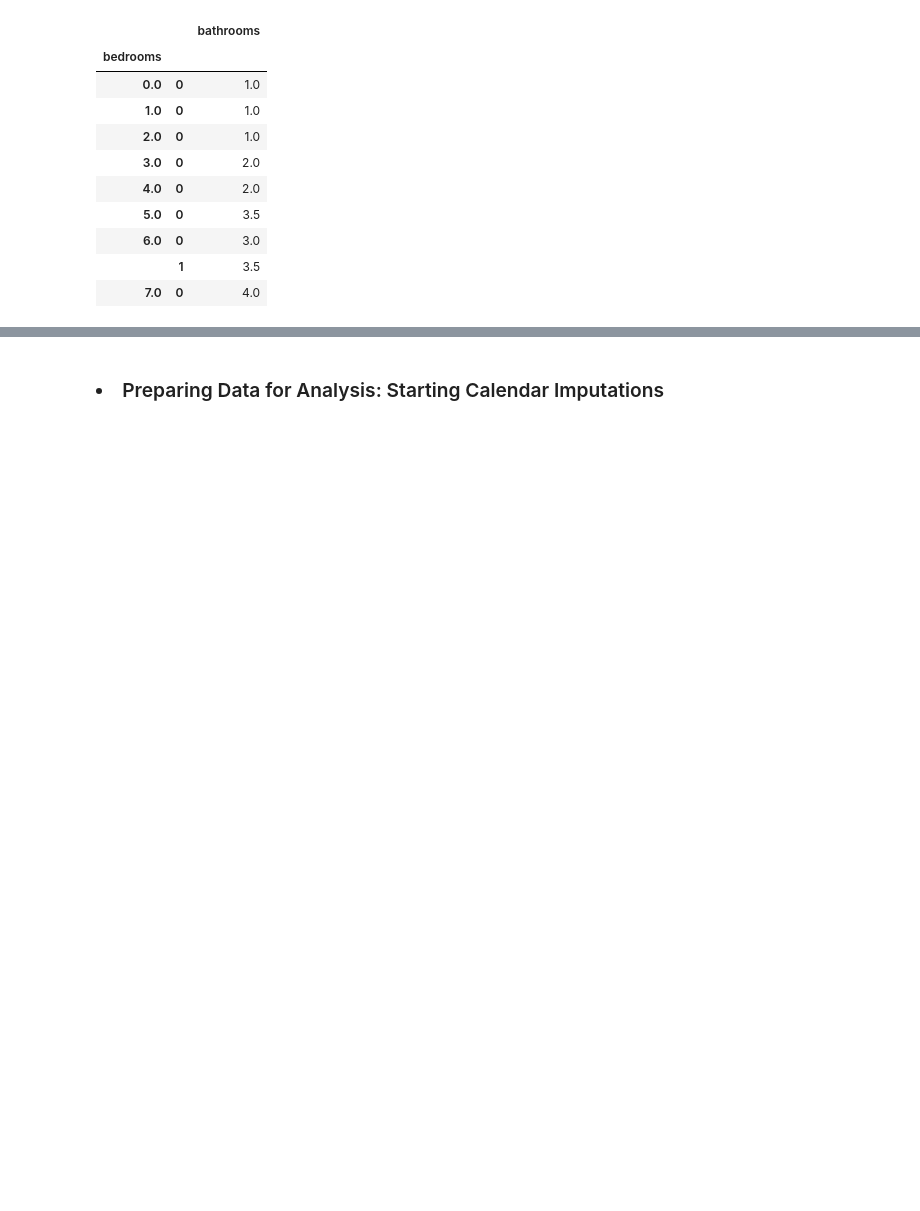
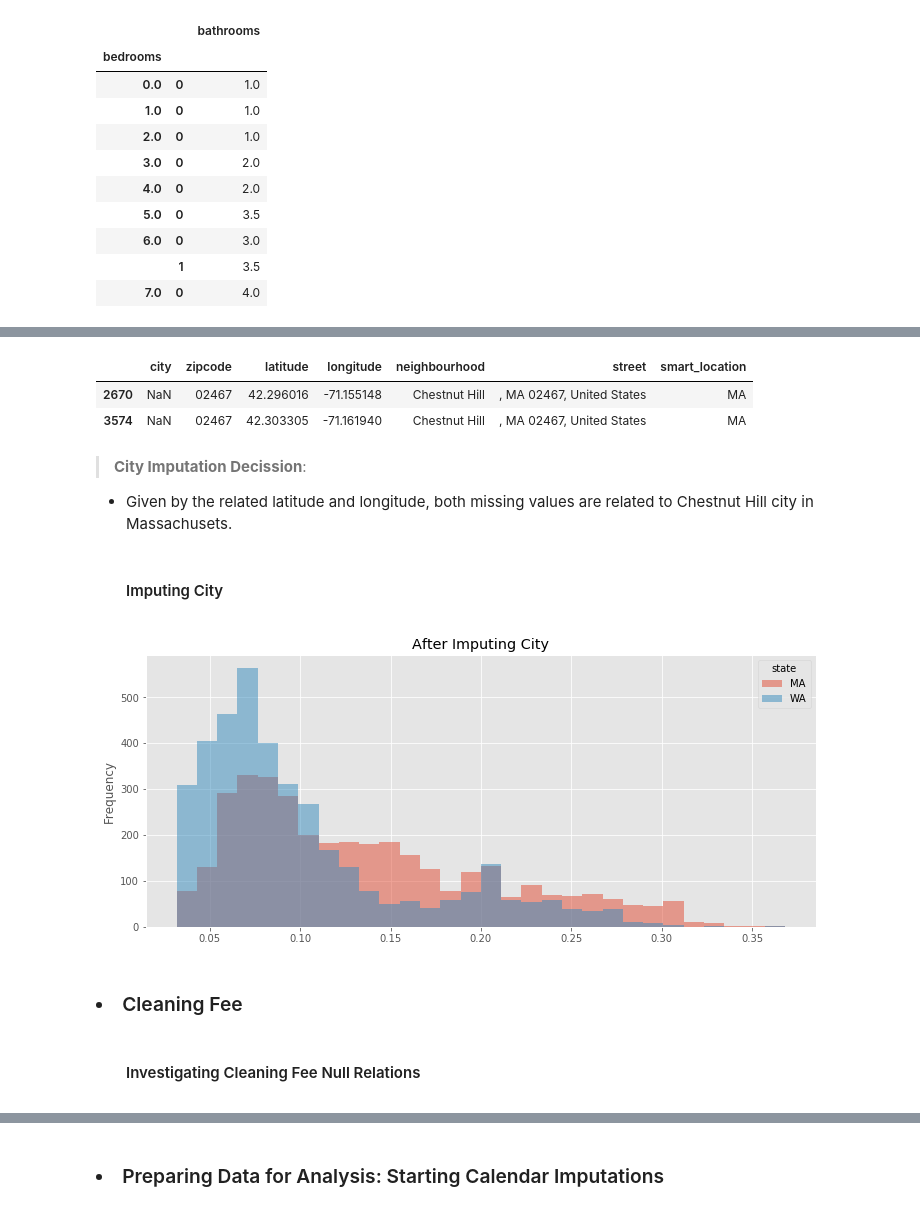
Before and after one commit to samlexrod/airbnb_ml, a Jupyter notebook: Airbnb_Analysis.ipynb, the cells around one changed output, grey strips where cells are left out. Cells and saved outputs as stored; diff of their text form; code cells hidden in the pictures; blank space fills up the shorter version.

```diff
--- a/Airbnb_Analysis.ipynb
+++ b/Airbnb_Analysis.ipynb
@@ -776,0 +877,13 @@ listings_row_clean.groupby(['bedrooms', 'bathrooms']).size().to_frame('listings'
+# %%
+city_related_col = ['city', 'zipcode', 'latitude', 'longitude', 'neighbourhood',
+                    'street', 'smart_location']
+listings_row_clean[city_related_col].query("city!=city")
+# %% [output]
+|  | city | zipcode | latitude | longitude | neighbourhood | street | smart_location |
+| 2670 | NaN | 02467 | 42.296016 | -71.155148 | Chestnut Hill | , MA 02467, United States | MA |
+| 3574 | NaN | 02467 | 42.303305 | -71.161940 | Chestnut Hill | , MA 02467, United States | MA |
+# %% [markdown]
+> **City Imputation Decission**:
+* Given by the related latitude and longitude, both missing values are related to Chestnut Hill city in Massachusets.
+# %% [markdown]
+#### <ol> Imputing City
@@ -776,0 +892,6 @@ listings_row_clean.groupby(['bedrooms', 'bathrooms']).size().to_frame('listings'
+# %%
+listing_dist(listings, 30, 'After Imputing City')
+# %% [output]
+[figure, added]
+# %% [markdown]
+### <li> Cleaning Fee
@@ -776,0 +915,2 @@ listings_row_clean.groupby(['bedrooms', 'bathrooms']).size().to_frame('listings'
+# %% [markdown]
+#### <ol> Investigating Cleaning Fee Null Relations
```
Also changed, not shown: parts of 59 cells of this notebook.
